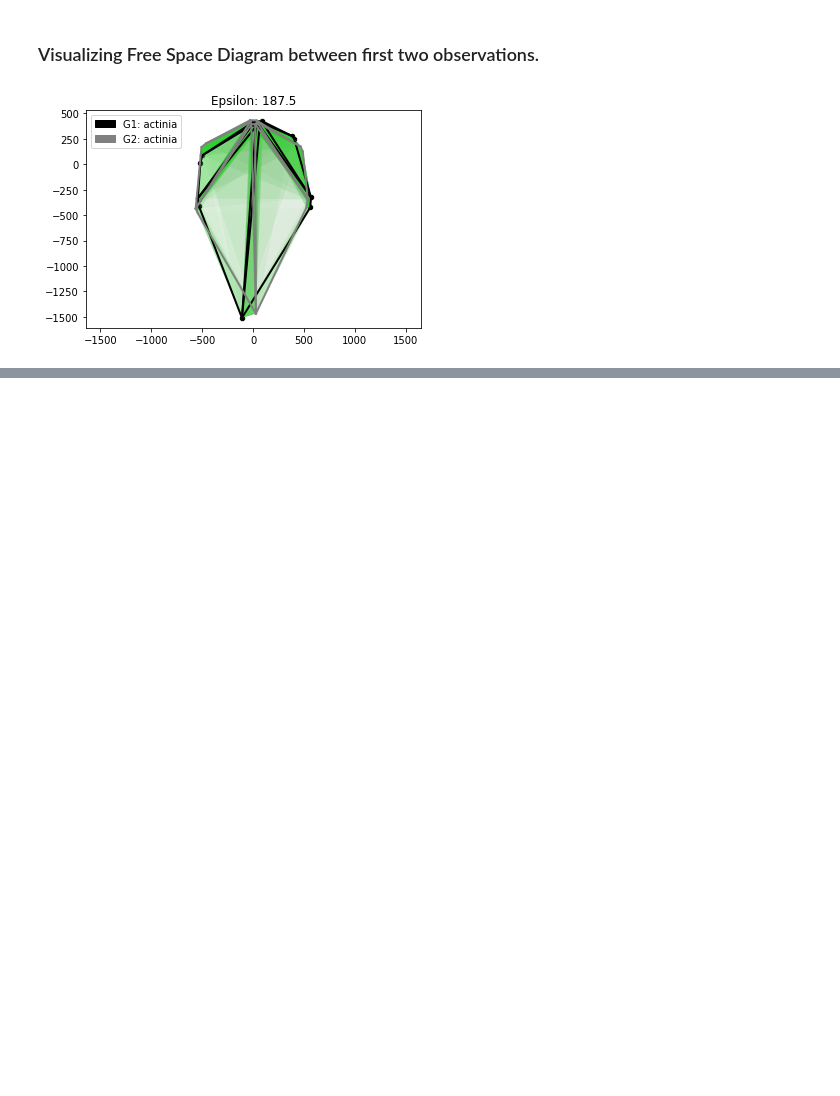
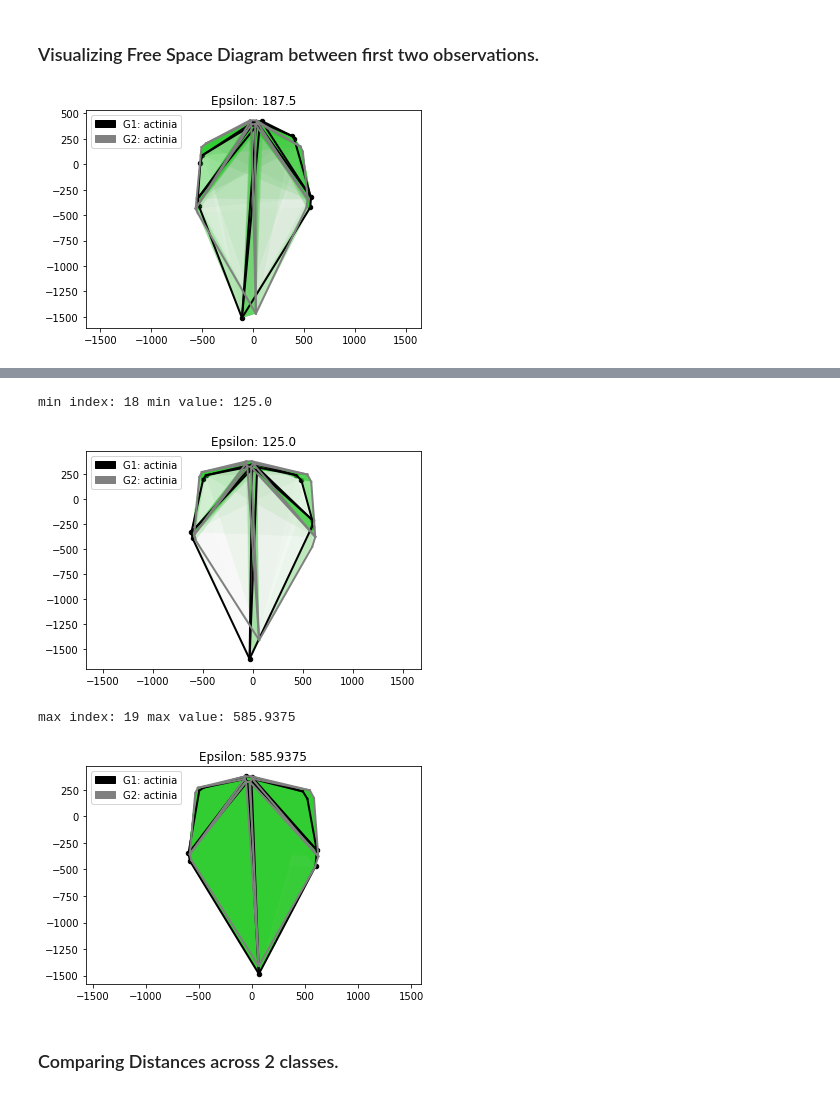
Before and after one commit to compgeomTU/will_rodman_thesis, a Jupyter notebook: leaf_data/maracuya.ipynb, the cells around one changed output, grey strips where cells are left out. Saved outputs shown, nothing was run; the diff lists cells and outputs as text; code cells hidden in the pictures; blank space fills up the shorter version.

```diff
--- a/leaf_data/maracuya.ipynb
+++ b/leaf_data/maracuya.ipynb
@@ -171,7 +160,11 @@ species_1.head()
 # %%
-graphs = list()
-for index, row in species_1.head(50).iterrows():
+actinia_df = df[df['species'] == 'actinia']
+
+actinia_graphs = list()
+for index, row in actinia_df.head(50).iterrows():
     graph = observation_to_graph(row)
-    graphs.append(graph)
+    actinia_graphs.append(graph)
 
-sample_graph = graphs.pop()
+sample_actinia = actinia_graphs.pop()
+
+actinia_df.head()
@@ -215,0 +179,23 @@ species_2.head()
+# %%
+epsilons = list(map(lambda g: BinarySearch(g, sample_actinia, left=0, right=1000, precision=10).search(), actinia_graphs))
+
+# min case
+min_epsilon = min(epsilons)
+index = epsilons.index(min_epsilon)
+print("min index:", index, "min value:", min_epsilon)
+visual = Visualize(actinia_graphs[index], sample_actinia, epsilon=min_epsilon)
+visual.plot_freespace()
+
+# max case
+max_epsilon = max(epsilons)
+index = epsilons.index(max_epsilon)
+print("max index:", index, "max value:", max_epsilon)
+visual = Visualize(actinia_graphs[index], sample_actinia, epsilon=max_epsilon)
+visual.plot_freespace()
+# %% [output]
+min index: 18 min value: 125.0
+[figure, added]
+max index: 19 max value: 585.9375
+[figure, added]
+# %% [markdown]
+### Comparing Distances across 2 classes.
```
Also changed, not shown: parts of 11 cells of this notebook.
